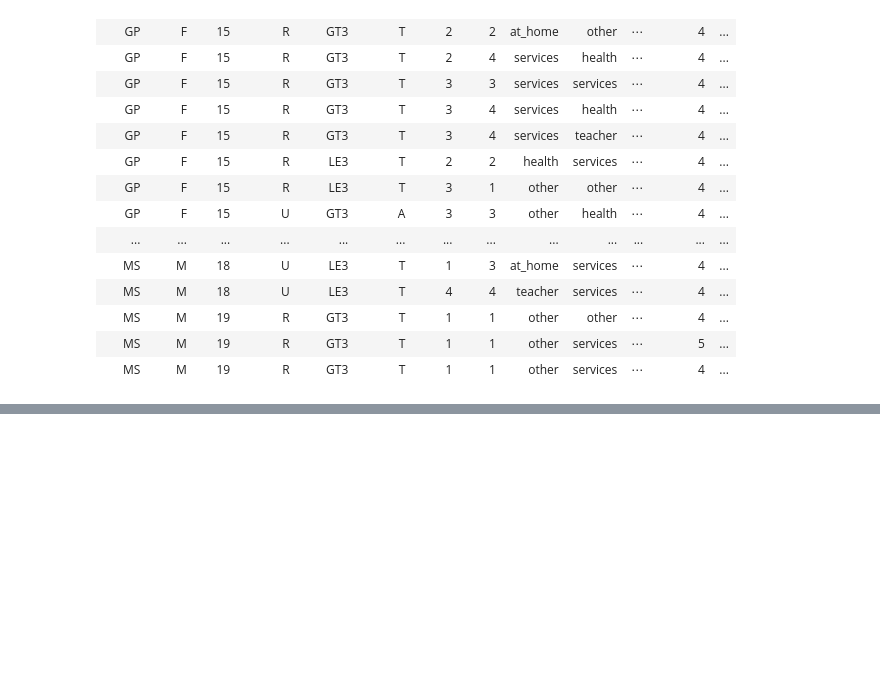
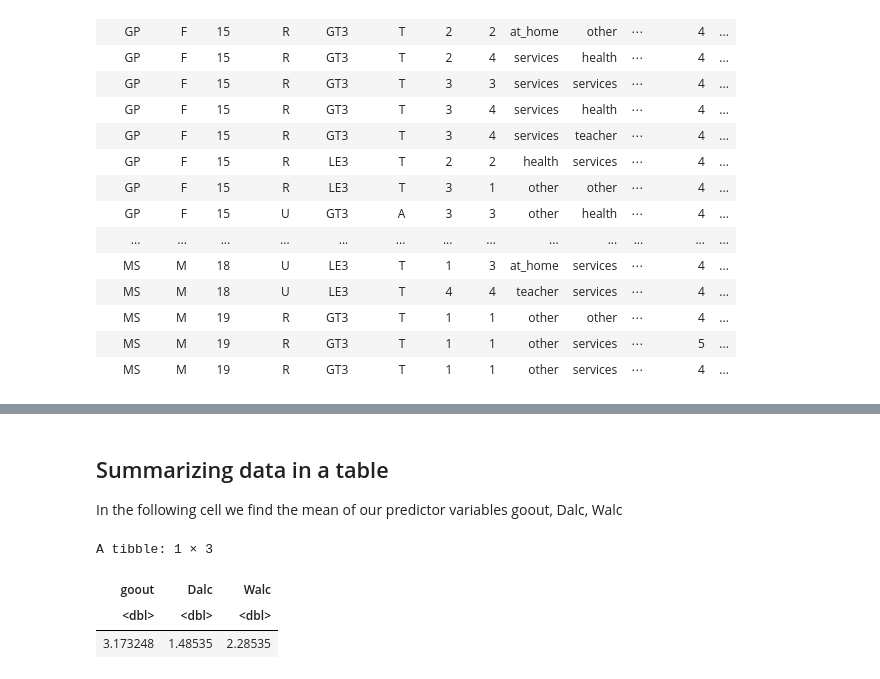
Before and after one commit to eto168/DSCI100_team24_project_proposal, a Jupyter notebook: Test.ipynb, the cells around one changed output, grey strips where cells are left out. Drawn from its saved outputs; the diff is of its cells as text; code cells hidden in the pictures; blank space fills up the shorter version.

```diff
--- a/Test.ipynb
+++ b/Test.ipynb
@@ -213,0 +180,14 @@ A data.frame: 1044 × 4
+# %% [markdown]
+## Summarizing data in a table
+
+In the following cell we find the mean of our predictor variables goout, Dalc, Walc
+# %%
+predictor_means <- data_train %>%
+                   select(goout, Dalc, Walc) %>%
+                   map_df(mean)
+predictor_means
+# %% [output]
+A tibble: 1 × 3
+| goout | Dalc | Walc |
+| <dbl> | <dbl> | <dbl> |
+| 3.173248 | 1.48535 | 2.28535 |
```
Also changed, not shown: parts of 8 cells of this notebook, 1 other file.
